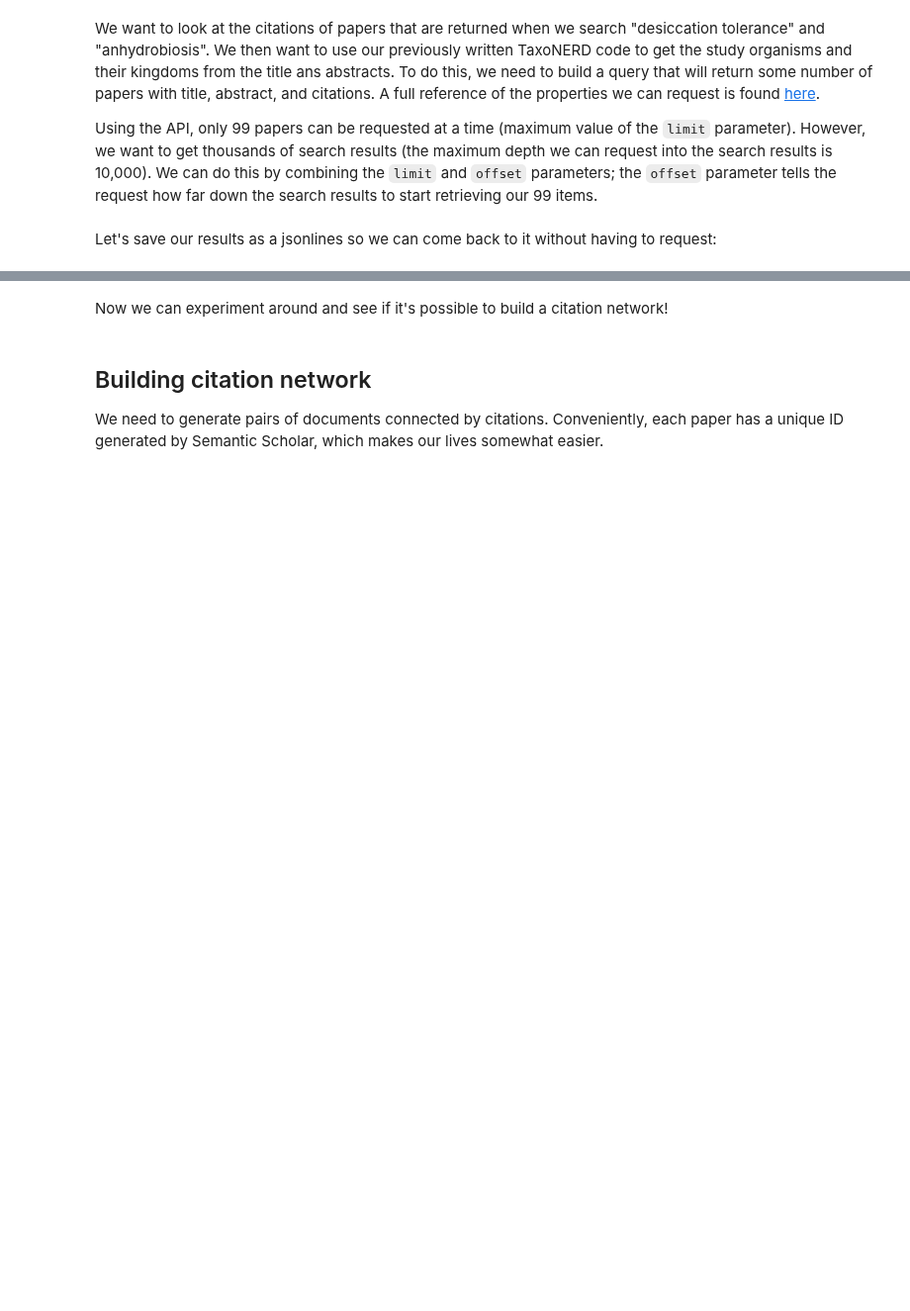
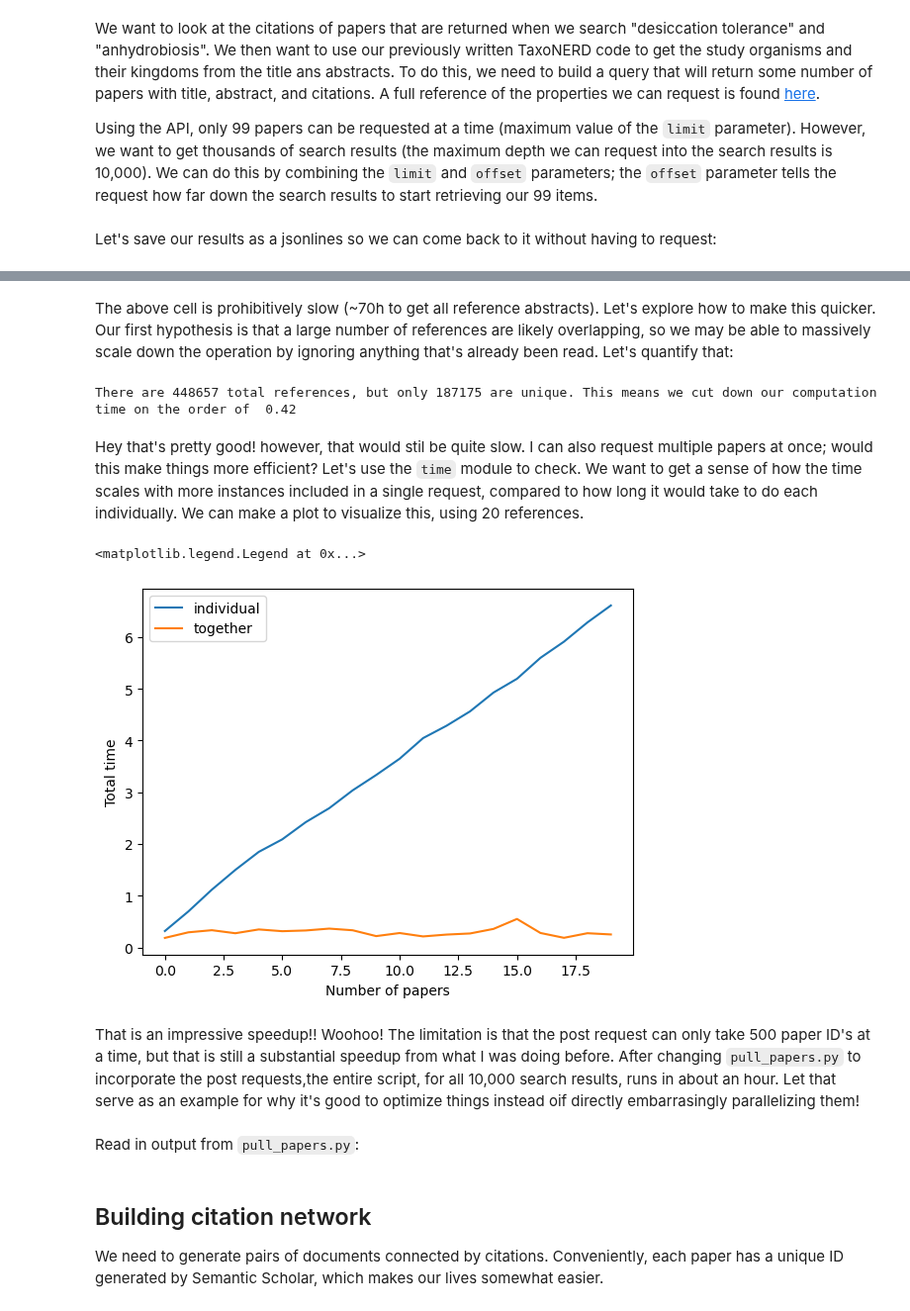
Before and after one commit to serenalotreck/desiccation-network, a Jupyter notebook: notebooks/semantic_scholar_network_generation.ipynb, the cells around one changed output, grey strips where cells are left out. Shown at 99% size. Saved outputs shown, nothing was run; the diff lists cells and outputs as text; code cells hidden in the pictures; blank space fills up the shorter version.

```diff
--- a/notebooks/semantic_scholar_network_generation.ipynb
+++ b/notebooks/semantic_scholar_network_generation.ipynb
@@ -37,0 +41,7 @@ with jsonlines.open('../data/semantic_scholar/desiccation-tolerance_10000_24Aug2
+# %%
+with jsonlines.open('../data/semantic_scholar/desiccation-tolerance_10000_24Aug2023.jsonl') as reader:
+    search_results = []
+    for obj in reader:
+        search_results.append(obj)
+# Flatten into one dict of just results
+search_results = [p for res in search_results for p in res['data']]
@@ -38,2 +58,42 @@ with jsonlines.open('../data/semantic_scholar/desiccation-tolerance_10000_24Aug2
+# %% [markdown]
+The above cell is prohibitively slow (~70h to get all reference abstracts). Let's explore how to make this quicker. Our first hypothesis is that a large number of references are likely overlapping, so we may be able to massively scale down the operation by ignoring anything that's already been read. Let's quantify that:
+# %%
+refs = []
+for paper in search_results:
+    ref_ids = [ref['paperId'] for ref in paper['references']]
+    refs.extend(ref_ids)
+
+print(f'There are {len(refs)} total references, but only {len(set(refs))} are unique. This means we cut down our computation time on the order of {len(set(refs))/len(refs): .2f}')
+# %% [output]
+There are 448657 total references, but only 187175 are unique. This means we cut down our computation time on the order of  0.42
+# %% [markdown]
+Hey that's pretty good! however, that would stil be quite slow. I can also request multiple papers at once; would this make things more efficient? Let's use the `time` module to check. We want to get a sense of how the time scales with more instances included in a single request, compared to how long it would take to do each individually. We can make a plot to visualize this, using 20 references.
+# %%
+unique_20 = list(set(refs))[:20]
+individual_times = {}
+for i, u in enumerate(unique_20):
+    query = f'http://api.semanticscholar.org/graph/v1/paper/{u}?fields=title,abstract'
+    start = time.time()
+    search = requests.get(query, headers=header).json()
+    individual_times[i] = time.time() - start
+# %%
+together_times = {}
+for i in range(len(unique_20)):
+    start = time.time()
+    search = requests.post('https://api.semanticscholar.org/graph/v1/paper/batch',
+                          params={'fields': 'title,abstract'},
+                          json={'ids': unique_20[:i+1]}).json()
+    together_times[i] = time.time() - start
+# %%
+plt.plot(individual_times.keys(), cumsum(list(individual_times.values())), label='individual')
+plt.plot(together_times.keys(), together_times.values(), label='together')
+plt.xlabel('Number of papers')
+plt.ylabel('Total time')
+plt.legend()
+# %% [output]
+<matplotlib.legend.Legend at 0x...>
+[figure, added]
+# %% [markdown]
+That is an impressive speedup!! Woohoo! The limitation is that the post request can only take 500 paper ID's at a time, but that is still a substantial speedup from what I was doing before. After changing `pull_papers.py` to incorporate the post requests,the entire script, for all 10,000 search results, runs in about an hour. Let that serve as an example for why it's good to optimize things instead oif directly embarrasingly parallelizing them!
 # %% [markdown]
-Now we can experiment around and see if it's possible to build a citation network!
+Read in output from `pull_papers.py`:
```
Also changed, not shown: parts of 18 cells of this notebook, 1 other file.
